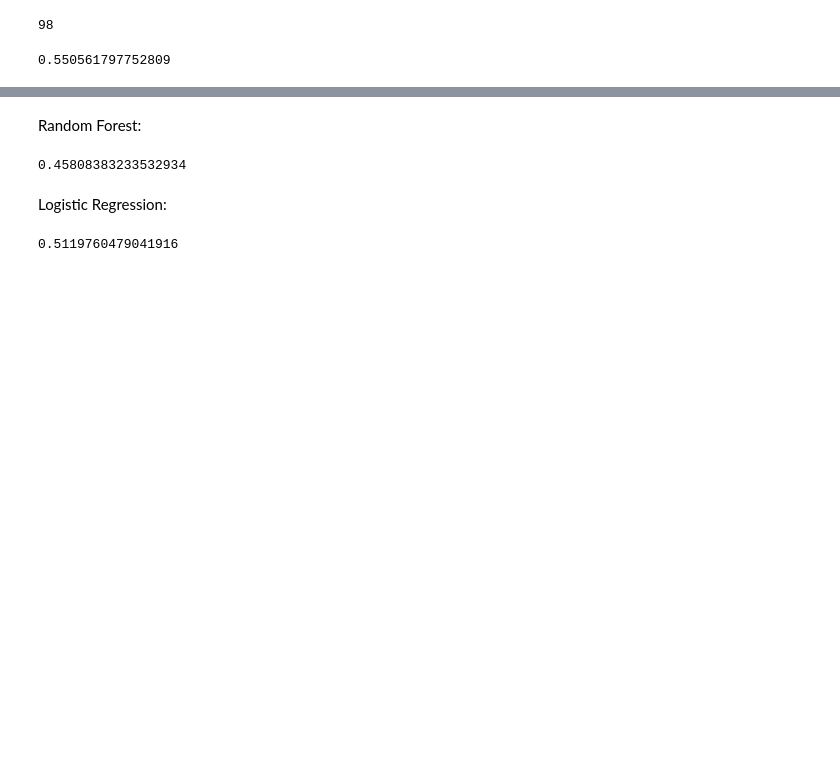
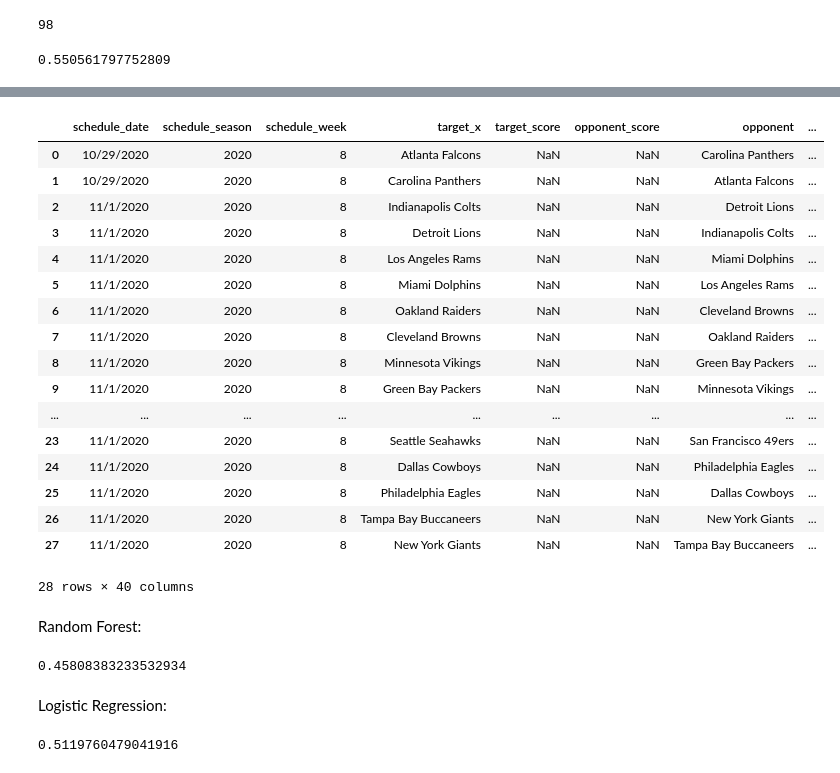
Before and after one commit to gjj425/Classification-Analysis-of-NFL-Spreads, a Jupyter notebook: final_notebooks_and_data/final_notebook.ipynb, the cells around one changed output, grey strips where cells are left out. Saved outputs shown, nothing was run; the diff lists cells and outputs as text; code cells hidden in the pictures; blank space fills up the shorter version.

Commit message:
finalized code

```diff
--- a/final_notebooks_and_data/final_notebook.ipynb
+++ b/final_notebooks_and_data/final_notebook.ipynb
@@ -13,7 +13,7 @@ Populating the interactive namespace from numpy and matplotlib
 # %% [markdown]
 ## Access information in CSV - Info through 2019 from Kaggle, 2020 info from online, Week 8 spreads from CBS Sports App.
 # %%
-df=pd.read_csv('/Users/gavin/Documents/Metis/Coursework/Project_3/final_notebook/NFL_week_data_v3.csv')
+df=pd.read_csv('/Users/gavin/Documents/Metis/Coursework/Project_3/final_notebooks_and_data/NFL_week_data_v3.csv')
 # %%
 df.dtypes
 # %% [output]
@@ -241,3 +246,13 @@ X_pred.set_index('target', inplace=True)
 X_pred['predict']=gbm.predict(X_pred, ntree_limit=gbm.best_ntree_limit)
 X_pred.reset_index(inplace=True)
 X_isol = X_pred[['target', 'predict']].copy()
+# %%
+pred_scores = X_pred[['target', 'predict']].copy()
+opponent_pred_score = X_pred[['target', 'predict']].copy()
+opponent_pred_score.rename(columns={'predict':'opponent_predict'}, inplace=True)
+# %%
+df_pred_score = pd.merge(df_predict, pred_scores, how= 'inner', on='target')
+df_pred_score = pd.merge(df_pred_score, opponent_pred_score, how='inner', left_on='opponent', right_on='target')
+# %%
+df_pred_score['target_true_pred']=0
+df_pred_score.loc[(df_pred_score['predict']==1) & (df_pred_score['opponent_predict']==0), 'target_true_pred']=1
@@ -244,3 +279,24 @@ X_isol = X_pred[['target', 'predict']].copy()
+# %%
+df_pred_score
+# %% [output]
+|  | schedule_date | schedule_season | schedule_week | target_x | target_score | opponent_score | opponent | ... |
+| 0 | 10/29/2020 | 2020 | 8 | Atlanta Falcons | NaN | NaN | Carolina Panthers | ... |
+| 1 | 10/29/2020 | 2020 | 8 | Carolina Panthers | NaN | NaN | Atlanta Falcons | ... |
+| 2 | 11/1/2020 | 2020 | 8 | Indianapolis Colts | NaN | NaN | Detroit Lions | ... |
+| 3 | 11/1/2020 | 2020 | 8 | Detroit Lions | NaN | NaN | Indianapolis Colts | ... |
+| 4 | 11/1/2020 | 2020 | 8 | Los Angeles Rams | NaN | NaN | Miami Dolphins | ... |
+| 5 | 11/1/2020 | 2020 | 8 | Miami Dolphins | NaN | NaN | Los Angeles Rams | ... |
+| 6 | 11/1/2020 | 2020 | 8 | Oakland Raiders | NaN | NaN | Cleveland Browns | ... |
+| 7 | 11/1/2020 | 2020 | 8 | Cleveland Browns | NaN | NaN | Oakland Raiders | ... |
+| 8 | 11/1/2020 | 2020 | 8 | Minnesota Vikings | NaN | NaN | Green Bay Packers | ... |
+| 9 | 11/1/2020 | 2020 | 8 | Green Bay Packers | NaN | NaN | Minnesota Vikings | ... |
+| ... | ... | ... | ... | ... | ... | ... | ... | ... |
+| 23 | 11/1/2020 | 2020 | 8 | Seattle Seahawks | NaN | NaN | San Francisco 49ers | ... |
+| 24 | 11/1/2020 | 2020 | 8 | Dallas Cowboys | NaN | NaN | Philadelphia Eagles | ... |
+| 25 | 11/1/2020 | 2020 | 8 | Philadelphia Eagles | NaN | NaN | Dallas Cowboys | ... |
+| 26 | 11/1/2020 | 2020 | 8 | Tampa Bay Buccaneers | NaN | NaN | New York Giants | ... |
+| 27 | 11/1/2020 | 2020 | 8 | New York Giants | NaN | NaN | Tampa Bay Buccaneers | ... |
+28 rows × 40 columns
 # %% [markdown]
 Random Forest:
 # %%
```
Also changed, not shown: parts of 6 cells of this notebook.
